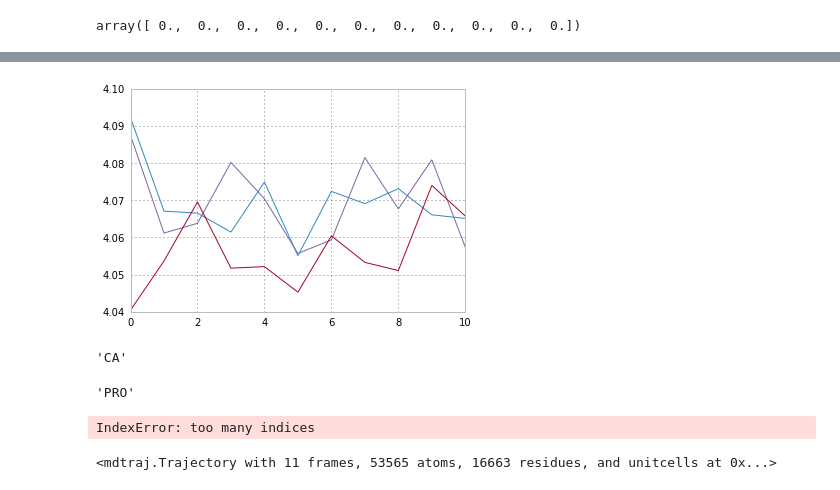
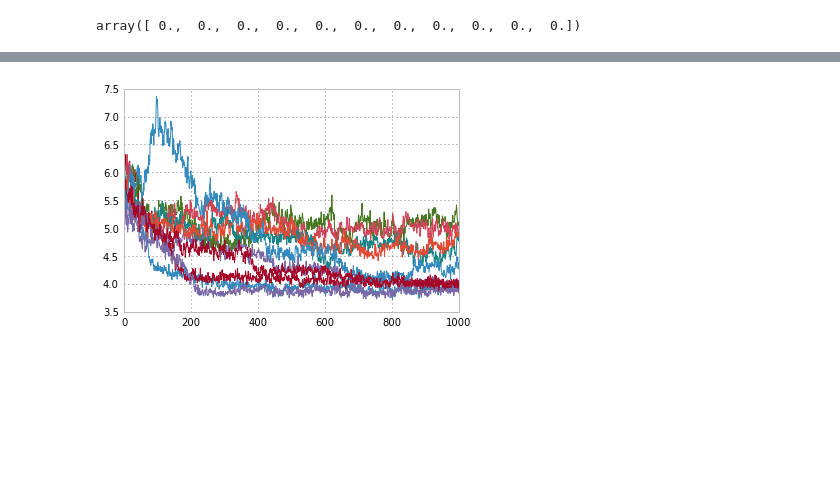
Before and after one commit to mpharrigan/wetmsm, a Jupyter notebook: ipython/bphc.ipynb, the cells around one changed output, grey strips where cells are left out. Saved outputs shown, nothing was run; the diff lists cells and outputs as text; code cells hidden in the pictures; blank space fills up the shorter version.

```diff
--- a/ipython/bphc.ipynb
+++ b/ipython/bphc.ipynb
@@ -210,5 +227,5 @@ com = ddd.compute_center_of_mass(traj)
 # %%
-for i in range(3):
-    plt.plot(com[:,i])
+for comd in comds[2:30:3]:
+    plt.plot(comd)
 # %% [output]
-[figure, old version]
+[figure, new version]
@@ -217,16 +231,0 @@ a = traj.topology.atom(2007)
-# %%
-a.name
-# %% [output]
-'CA'
-# %%
-a.residue.name
-# %% [output]
-'PRO'
-# %%
-traj1 = traj[:,:2007]
-# %% [output]
-IndexError: too many indices
-# %%
-traj
-# %% [output]
-<mdtraj.Trajectory with 11 frames, 53565 atoms, 16663 residues, and unitcells at 0x...>
```
Also changed, not shown: parts of 11 cells of this notebook, 2 other files.
